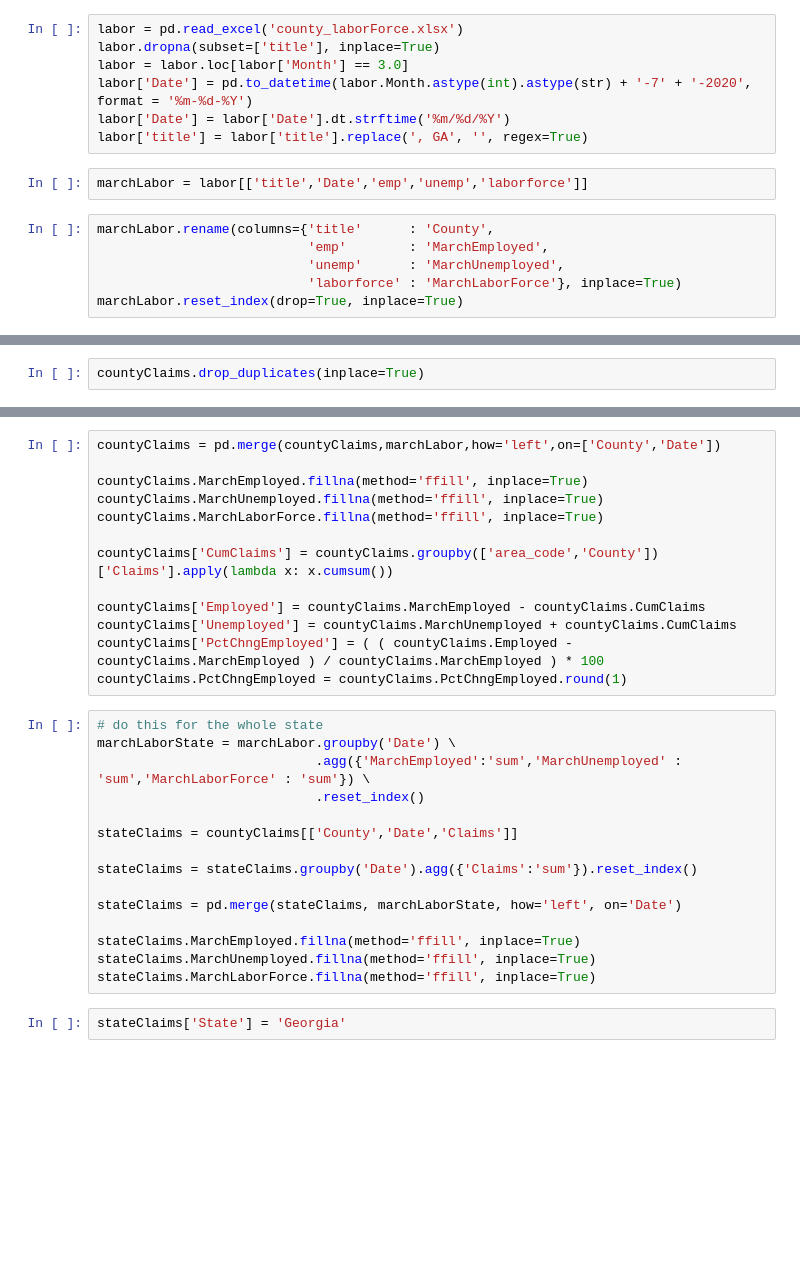
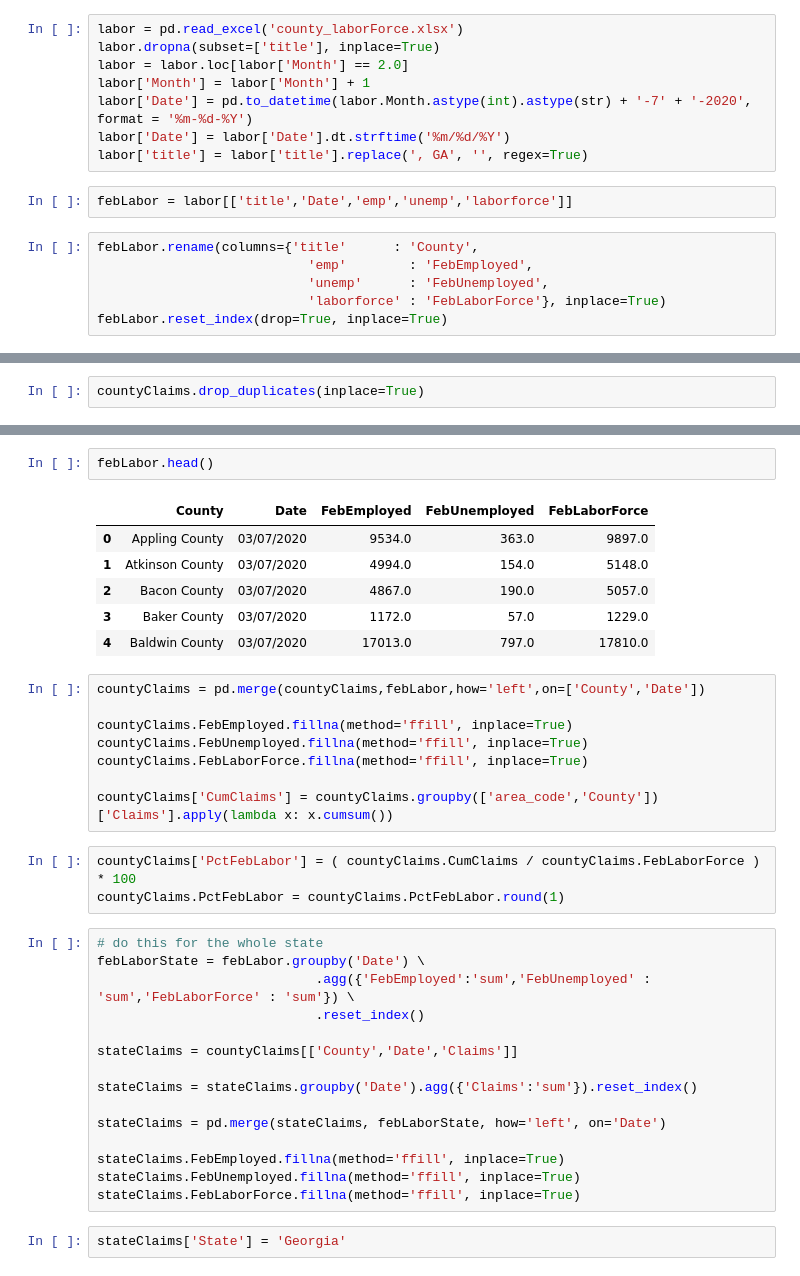
Before and after one commit to mmainzer/covid-recovery, a Jupyter notebook: data/dol-data.ipynb, the cells around one changed output, grey strips where cells are left out. Saved outputs shown, nothing was run; the diff lists cells and outputs as text; blank space fills up the shorter version.

```diff
--- a/data/dol-data.ipynb
+++ b/data/dol-data.ipynb
@@ -99,18 +99,19 @@ areaWarns.fillna(0, inplace=True)
 # %%
 labor = pd.read_excel('county_laborForce.xlsx')
 labor.dropna(subset=['title'], inplace=True)
-labor = labor.loc[labor['Month'] == 3.0]
+labor = labor.loc[labor['Month'] == 2.0]
+labor['Month'] = labor['Month'] + 1
 labor['Date'] = pd.to_datetime(labor.Month.astype(int).astype(str) + '-7' + '-2020', format = '%m-%d-%Y')
 labor['Date'] = labor['Date'].dt.strftime('%m/%d/%Y')
 labor['title'] = labor['title'].replace(', GA', '', regex=True)
 # %%
-marchLabor = labor[['title','Date','emp','unemp','laborforce']]
+febLabor = labor[['title','Date','emp','unemp','laborforce']]
 # %%
-marchLabor.rename(columns={'title'      : 'County',
-                           'emp'        : 'MarchEmployed',
-                           'unemp'      : 'MarchUnemployed',
-                           'laborforce' : 'MarchLaborForce'}, inplace=True)
-marchLabor.reset_index(drop=True, inplace=True)
+febLabor.rename(columns={'title'      : 'County',
+                           'emp'        : 'FebEmployed',
+                           'unemp'      : 'FebUnemployed',
+                           'laborforce' : 'FebLaborForce'}, inplace=True)
+febLabor.reset_index(drop=True, inplace=True)
 # %% [output]
 A value is trying to be set on a copy of a slice from a DataFrame
 
@@ -124,31 +134,38 @@ countyClaims.drop_duplicates(inplace=True)
+# %%
+febLabor.head()
+# %% [output]
+|  | County | Date | FebEmployed | FebUnemployed | FebLaborForce |
+| 0 | Appling County | 03/07/2020 | 9534.0 | 363.0 | 9897.0 |
+| 1 | Atkinson County | 03/07/2020 | 4994.0 | 154.0 | 5148.0 |
+| 2 | Bacon County | 03/07/2020 | 4867.0 | 190.0 | 5057.0 |
+| 3 | Baker County | 03/07/2020 | 1172.0 | 57.0 | 1229.0 |
+| 4 | Baldwin County | 03/07/2020 | 17013.0 | 797.0 | 17810.0 |
 # %%
-countyClaims = pd.merge(countyClaims,marchLabor,how='left',on=['County','Date'])
+countyClaims = pd.merge(countyClaims,febLabor,how='left',on=['County','Date'])
 
-countyClaims.MarchEmployed.fillna(method='ffill', inplace=True)
-countyClaims.MarchUnemployed.fillna(method='ffill', inplace=True)
-countyClaims.MarchLaborForce.fillna(method='ffill', inplace=True)
+countyClaims.FebEmployed.fillna(method='ffill', inplace=True)
+countyClaims.FebUnemployed.fillna(method='ffill', inplace=True)
+countyClaims.FebLaborForce.fillna(method='ffill', inplace=True)
 
 countyClaims['CumClaims'] = countyClaims.groupby(['area_code','County'])['Claims'].apply(lambda x: x.cumsum())
-
-countyClaims['Employed'] = countyClaims.MarchEmployed - countyClaims.CumClaims
-countyClaims['Unemployed'] = countyClaims.MarchUnemployed + countyClaims.CumClaims
-countyClaims['PctChngEmployed'] = ( ( countyClaims.Employed - countyClaims.MarchEmployed ) / countyClaims.MarchEmployed ) * 100
-countyClaims.PctChngEmployed = countyClaims.PctChngEmployed.round(1)
+# %%
+countyClaims['PctFebLabor'] = ( countyClaims.CumClaims / countyClaims.FebLaborForce ) * 100
+countyClaims.PctFebLabor = countyClaims.PctFebLabor.round(1)
 # %%
 # do this for the whole state
-marchLaborState = marchLabor.groupby('Date') \
-                            .agg({'MarchEmployed':'sum','MarchUnemployed' : 'sum','MarchLaborForce' : 'sum'}) \
+febLaborState = febLabor.groupby('Date') \
+                            .agg({'FebEmployed':'sum','FebUnemployed' : 'sum','FebLaborForce' : 'sum'}) \
                             .reset_index()
 
 stateClaims = countyClaims[['County','Date','Claims']]
 
 stateClaims = stateClaims.groupby('Date').agg({'Claims':'sum'}).reset_index()
 
-stateClaims = pd.merge(stateClaims, marchLaborState, how='left', on='Date')
+stateClaims = pd.merge(stateClaims, febLaborState, how='left', on='Date')
 
-stateClaims.MarchEmployed.fillna(method='ffill', inplace=True)
-stateClaims.MarchUnemployed.fillna(method='ffill', inplace=True)
-stateClaims.MarchLaborForce.fillna(method='ffill', inplace=True)
+stateClaims.FebEmployed.fillna(method='ffill', inplace=True)
+stateClaims.FebUnemployed.fillna(method='ffill', inplace=True)
+stateClaims.FebLaborForce.fillna(method='ffill', inplace=True)
 # %%
 stateClaims['State'] = 'Georgia'
 # %%
```
Also changed, not shown: parts of 27 cells of this notebook, 46 other files.
